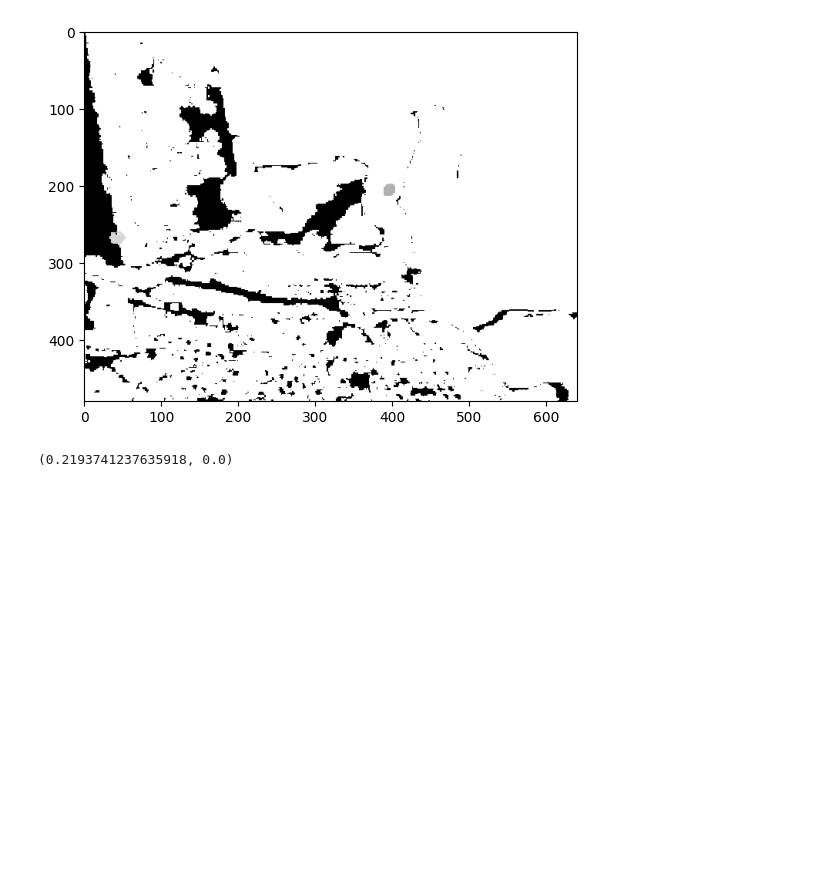
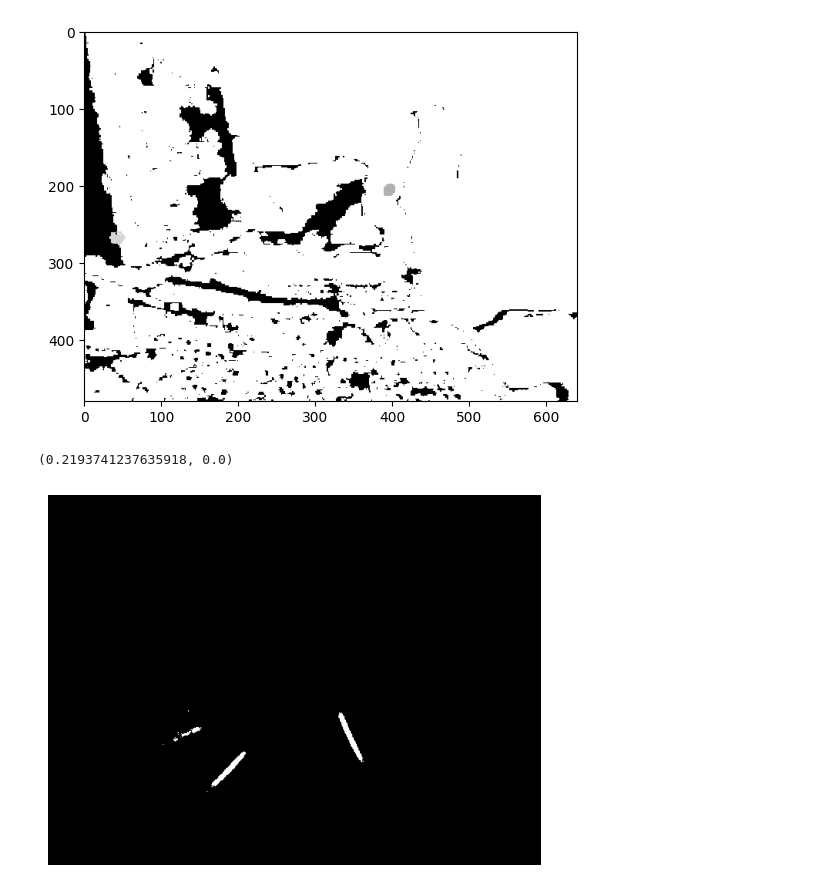
Before and after one commit to legonko/Final-project, a Jupyter notebook: test_car.ipynb, the cells around one changed output. Saved outputs shown, nothing was run; the diff lists cells and outputs as text; code cells hidden in the pictures; blank space fills up the shorter version.

```diff
--- a/lib/utils/test_car.ipynb
+++ b/test_car.ipynb
@@ -294,3 +304,12 @@ y1 = l1 * math.sin(math.pi - phi1)
 x2 = l2 * math.cos(math.pi - phi2)
 y2 = l2 * math.sin(math.pi - phi2)
 delta = math.sqrt((x2 - x1) ** 2 + (y2 - y1) ** 2)
+# %%
+img = cv2.imread('report_raw_lanes.jpg')
+img = cv2.cvtColor(img, cv2.COLOR_BGR2GRAY)
+# %%
+fig, ax = plt.subplots()
+ax.imshow(img, cmap='gray')
+ax.set_axis_off()
+# %% [output]
+[figure, added]
```
Also changed, not shown: parts of 5 cells of this notebook, 38 other files.
